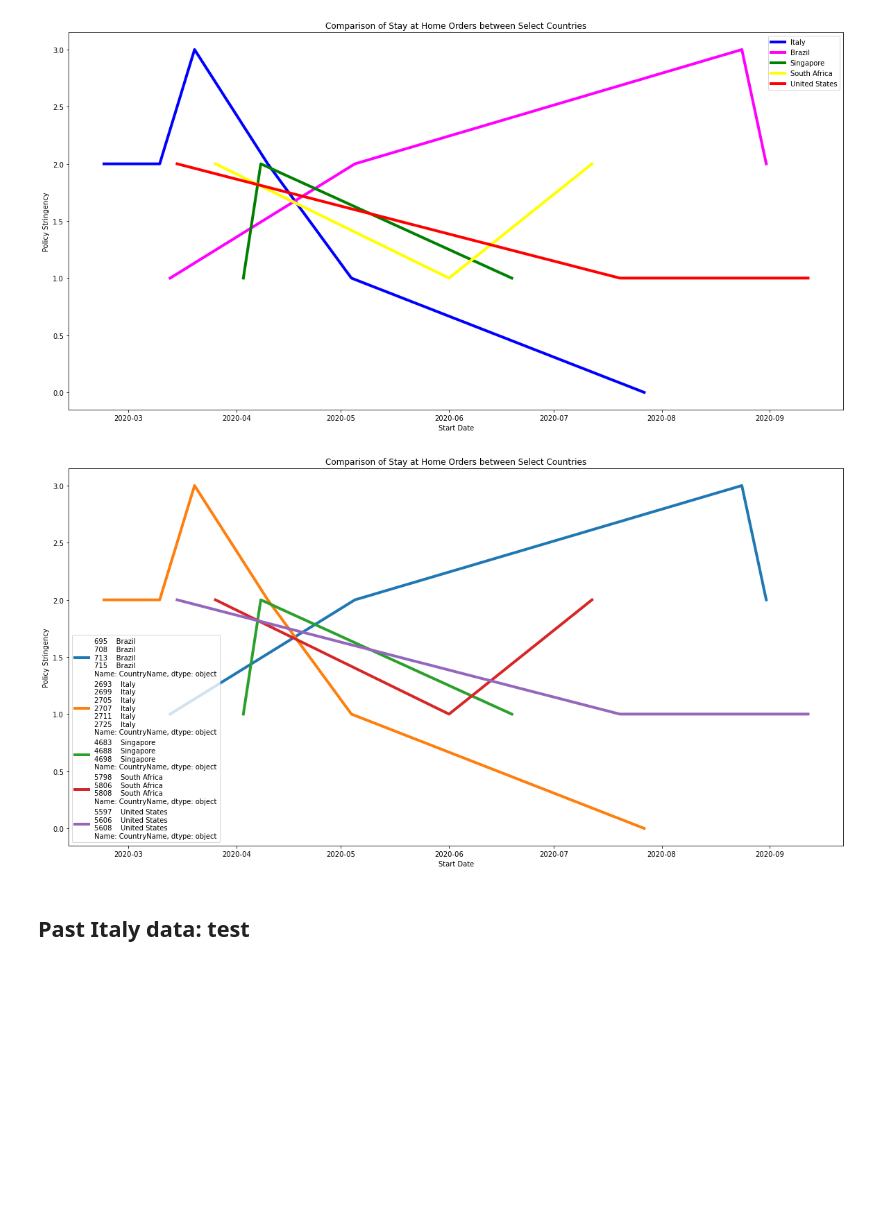
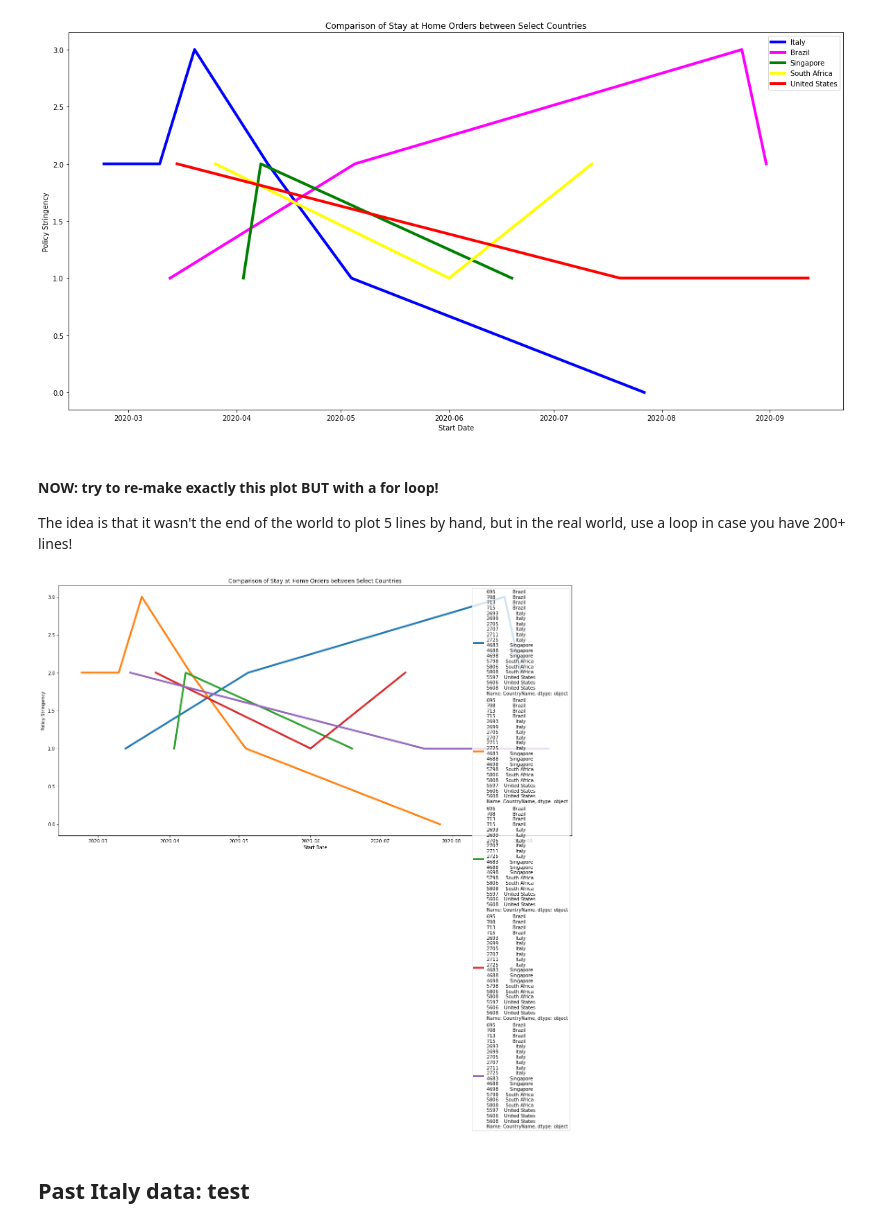
Before and after one commit to ksaslow/sad-song, a Jupyter notebook: ox_covid_test.ipynb, the cells around one changed output. Cells and saved outputs as stored; diff of their text form; code cells hidden in the pictures; blank space fills up the shorter version.

```diff
--- a/ox_covid_test.ipynb
+++ b/ox_covid_test.ipynb
@@ -385,16 +378,21 @@ plt.show()
+# %% [markdown]
+#### NOW: try to re-make exactly this plot BUT with a for loop!
+The idea is that it wasn't the end of the world to plot 5 lines by hand, but in the real world, use a loop in case you have 200+ lines!
 # %%
 sub_plots = [sub_brazil, sub_italy, sub_singapore, sub_south_africa, sub_united_states]
 
-x = []
+labels = ['Brazil', 'Italy', 'Singapore', 'South Africa', 'United States']
 
 plt.figure(figsize=(20,10))
 for i in sub_plots:
-    plt.plot(i['StartDate'], i['PolicyValue'], linewidth=4, label=i['CountryName'])
+    plt.plot(i['StartDate'], i['PolicyValue'], linewidth=4, label=oxford_df['CountryName'])
 
 plt.ylabel('Policy Stringency')
 plt.xlabel('Start Date')
 plt.legend()
 plt.title('Comparison of Stay at Home Orders between Select Countries')
 plt.show()
+
+# COULD NOT get the label part to work with a for loop. Try a function:
 # %% [output]
-[figure, old version]
+[figure, new version]
```
Also changed, not shown: parts of 5 cells of this notebook, 1 other file.
